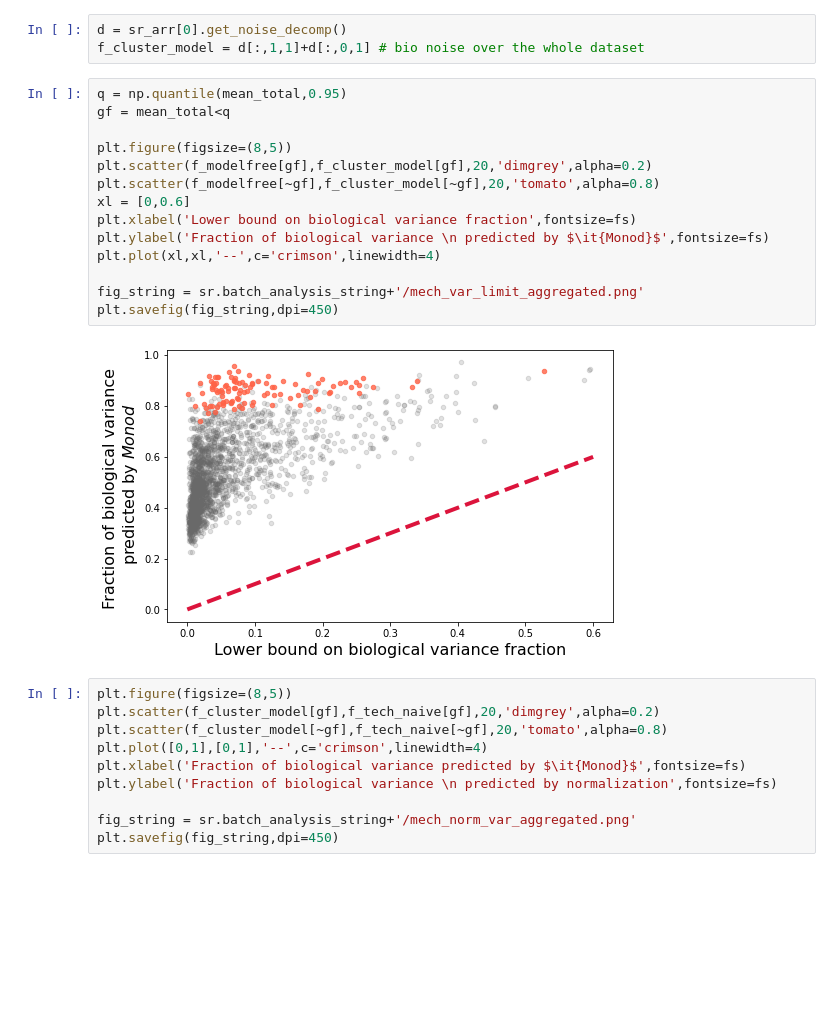
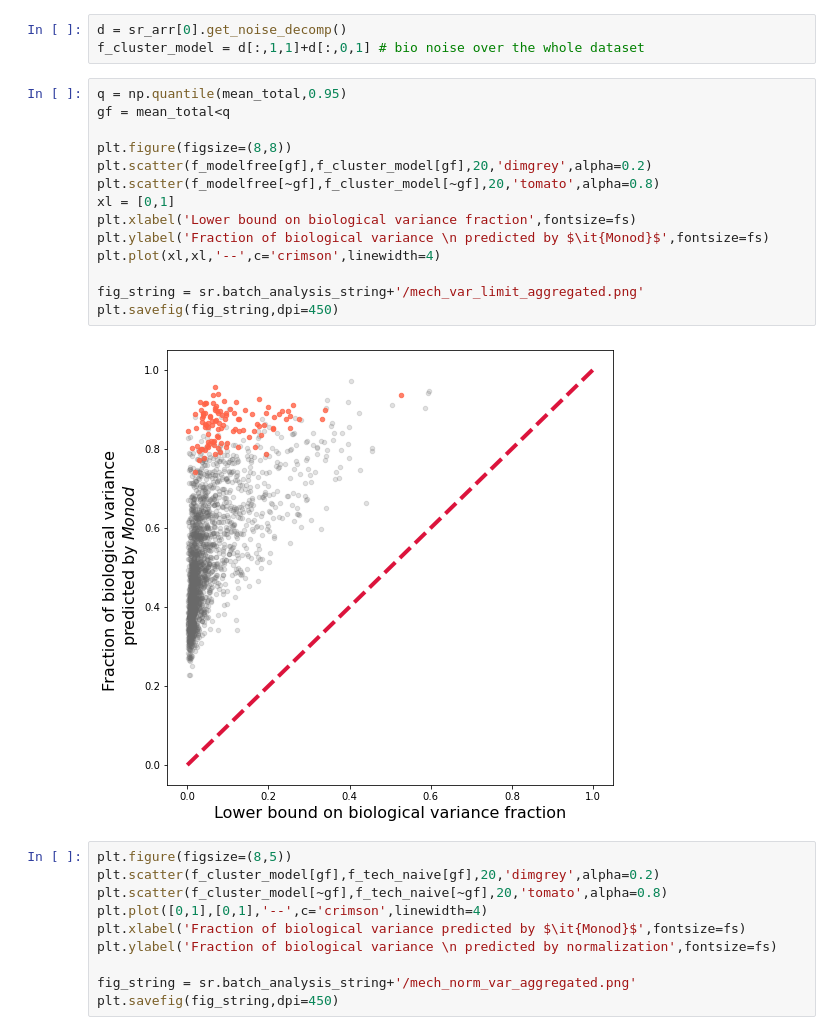
Before and after one commit to pachterlab/monod_examples, a Jupyter notebook: manuscript_computation/gg220602_allen_cellsubtypes_norm.ipynb, the cells around one changed output. Saved outputs shown, nothing was run; the diff lists cells and outputs as text; blank space fills up the shorter version.

```diff
--- a/manuscript_computation/gg220602_allen_cellsubtypes_norm.ipynb
+++ b/manuscript_computation/gg220602_allen_cellsubtypes_norm.ipynb
@@ -223,19 +224,19 @@ f_cluster_model = d[:,1,1]+d[:,0,1] # bio noise over the whole dataset
 # %%
 q = np.quantile(mean_total,0.95)
 gf = mean_total<q
 
-plt.figure(figsize=(8,5))
+plt.figure(figsize=(8,8))
 plt.scatter(f_modelfree[gf],f_cluster_model[gf],20,'dimgrey',alpha=0.2)
 plt.scatter(f_modelfree[~gf],f_cluster_model[~gf],20,'tomato',alpha=0.8)
-xl = [0,0.6]
+xl = [0,1]
 plt.xlabel('Lower bound on biological variance fraction',fontsize=fs)
 plt.ylabel('Fraction of biological variance \n predicted by $\it{Monod}$',fontsize=fs)
 plt.plot(xl,xl,'--',c='crimson',linewidth=4)
 
 fig_string = sr.batch_analysis_string+'/mech_var_limit_aggregated.png'
 plt.savefig(fig_string,dpi=450)
 # %% [output]
-[figure, old version]
+[figure, new version]
 # %%
 plt.figure(figsize=(8,5))
 plt.scatter(f_cluster_model[gf],f_tech_naive[gf],20,'dimgrey',alpha=0.2)
```
Also changed, not shown: parts of 3 cells of this notebook, 2 other files.
